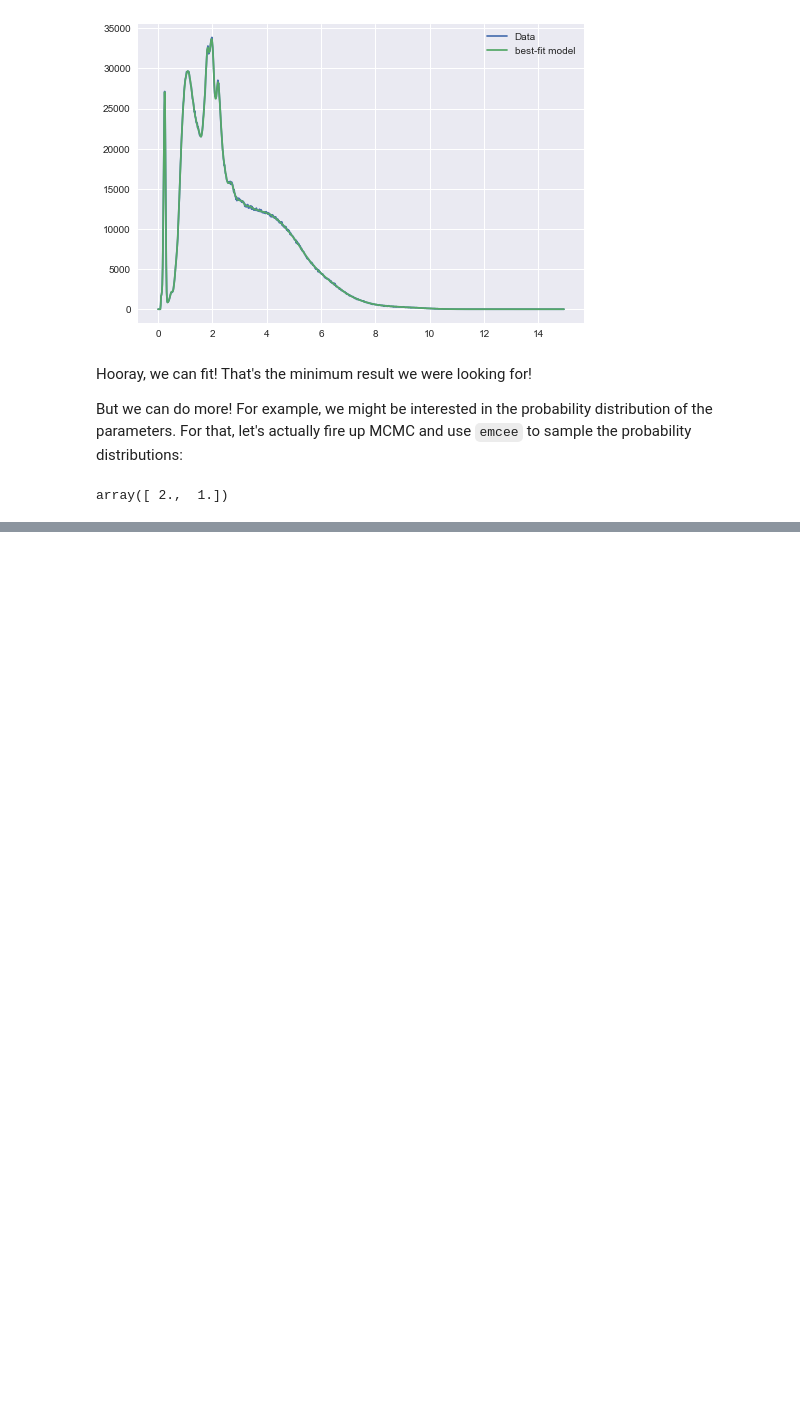
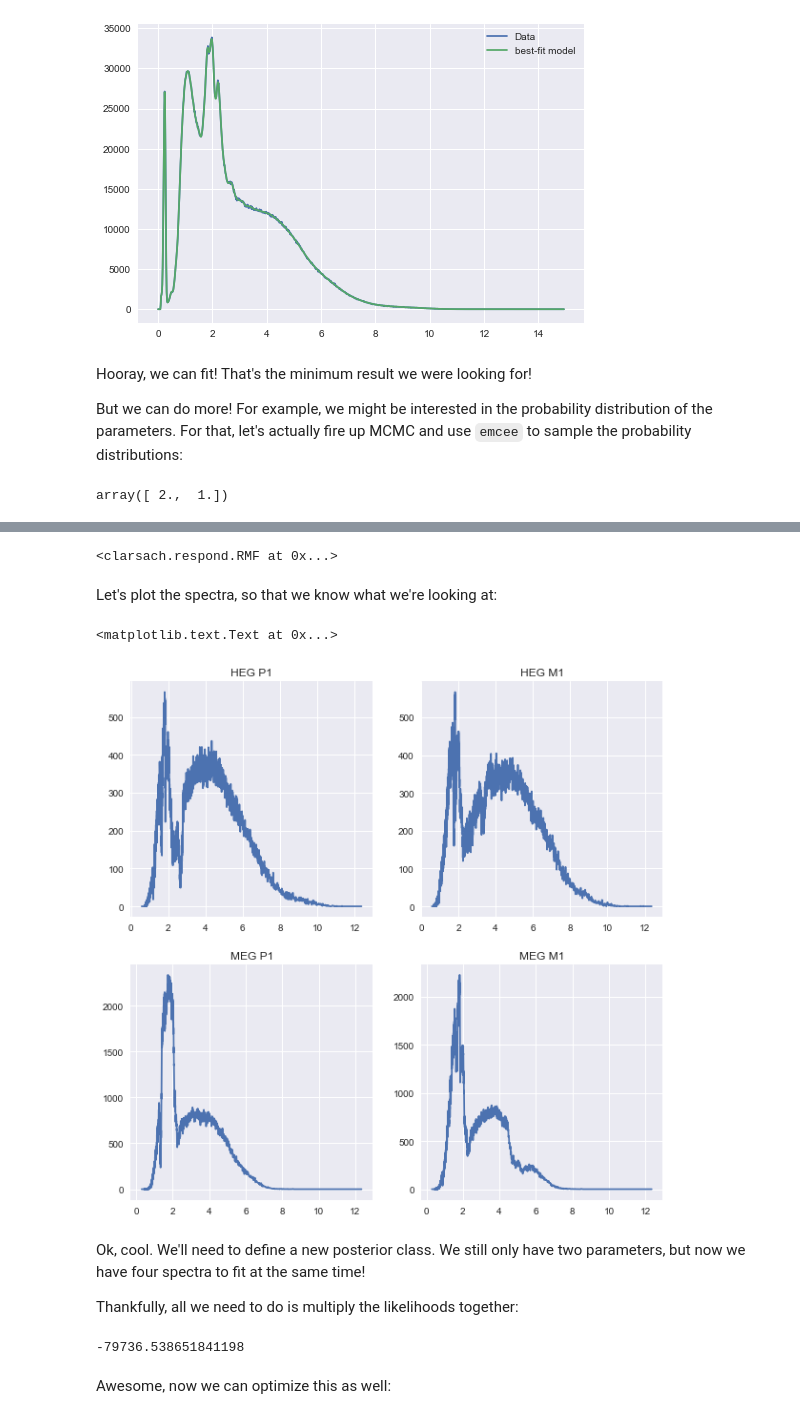
Before and after one commit to dhuppenkothen/clarsach, a Jupyter notebook: notebooks/ParTest_ProofOfConcept.ipynb, the cells around one changed output, grey strips where cells are left out. Saved outputs shown, nothing was run; the diff lists cells and outputs as text; code cells hidden in the pictures; blank space fills up the shorter version.

Commit message:
More stuff in the parameter estimation notebook

```diff
--- a/notebooks/ParTest_ProofOfConcept.ipynb
+++ b/notebooks/ParTest_ProofOfConcept.ipynb
@@ -259,0 +283,31 @@ _, _, _ = sampler.run_mcmc(pos, niter, rstate0=stat)
+# %%
+spec_heg_p1 = XSpectrum("./fake_heg_p1.pha")
+spec_heg_m1 = XSpectrum("./fake_heg_m1.pha")
+spec_meg_p1 = XSpectrum("./fake_meg_p1.pha")
+spec_meg_m1 = XSpectrum("./fake_meg_m1.pha")
+# %%
+spec_meg_m1.rmf
+# %% [output]
+<clarsach.respond.RMF at 0x...>
+# %% [markdown]
+Let's plot the spectra, so that we know what we're looking at:
+# %%
+fig, ((ax1, ax2), (ax3, ax4)) = plt.subplots(2, 2, figsize=(10,10))
+
+ax1.plot(spec_heg_p1.bin_lo, spec_heg_p1.counts)
+ax1.set_title("HEG P1")
+ax2.plot(spec_heg_m1.bin_lo, spec_heg_m1.counts)
+ax2.set_title("HEG M1")
+
+ax3.plot(spec_meg_p1.bin_lo, spec_meg_p1.counts)
+ax3.set_title("MEG P1")
+
+ax4.plot(spec_meg_m1.bin_lo, spec_meg_m1.counts)
+ax4.set_title("MEG M1")
+# %% [output]
+<matplotlib.text.Text at 0x...>
+[figure, added]
+# %% [markdown]
+Ok, cool. We'll need to define a new posterior class. We still only have two parameters, but now we have four spectra to fit at the same time!
+
+Thankfully, all we need to do is multiply the likelihoods together:
@@ -259,0 +416,6 @@ _, _, _ = sampler.run_mcmc(pos, niter, rstate0=stat)
+# %%
+lpost([2,1])
+# %% [output]
+-79736.538651841198
+# %% [markdown]
+Awesome, now we can optimize this as well:
```
Also changed, not shown: parts of 15 cells of this notebook.
